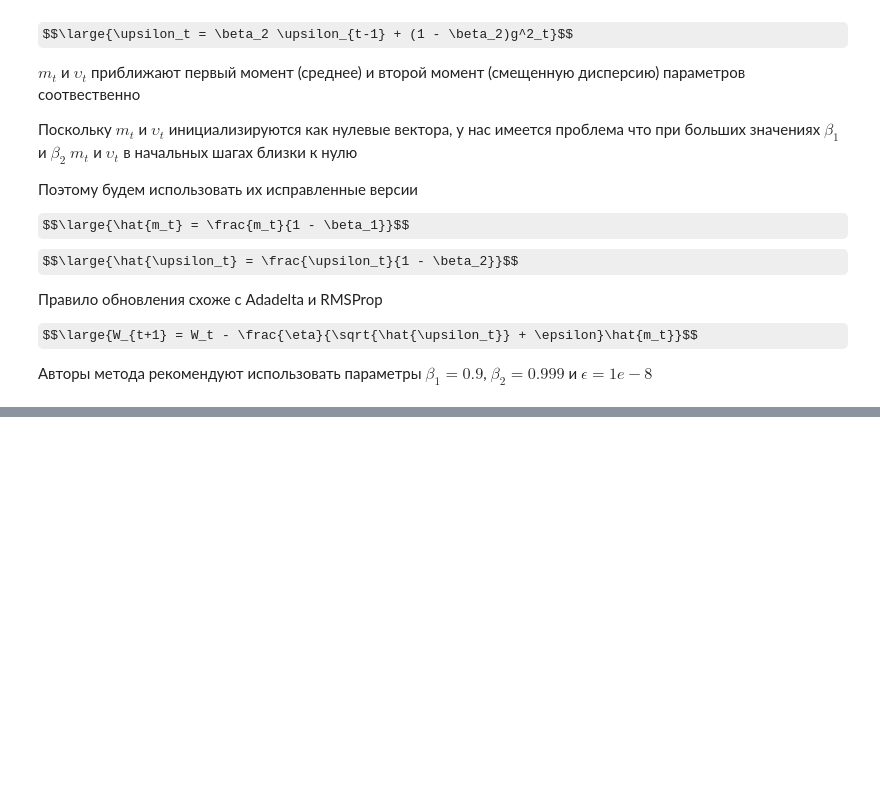
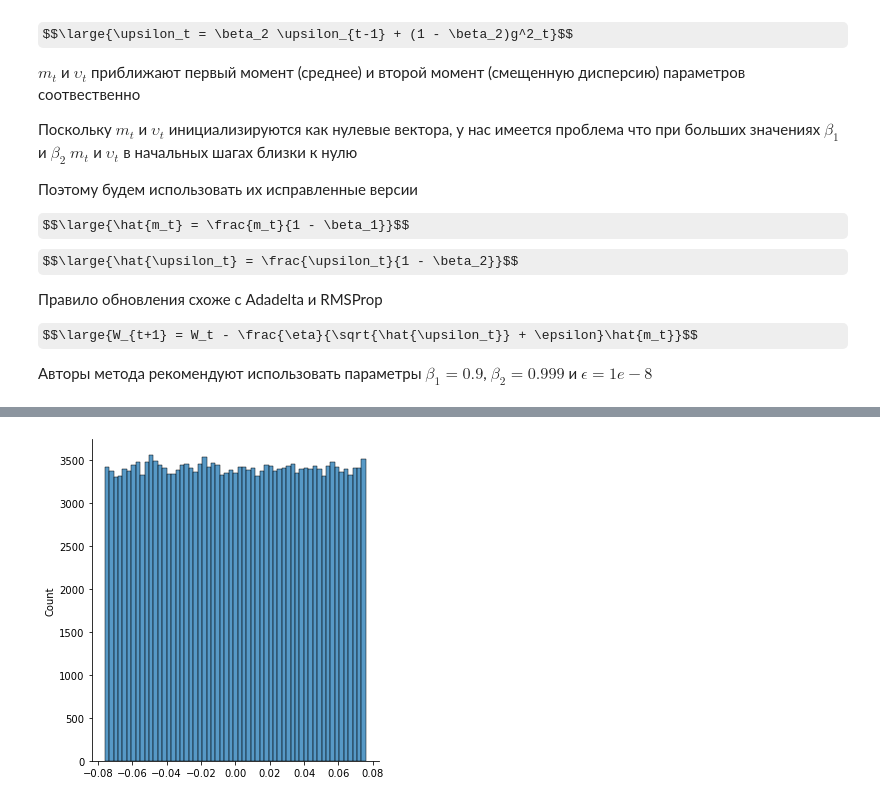
Before and after one commit to IMDxD/MLIsuct, a Jupyter notebook: spring2022/lecture3/network_training.ipynb, the cells around one changed output, grey strips where cells are left out. Cells and saved outputs as stored; diff of their text form; code cells hidden in the pictures; some formulas as TeX source; blank space fills up the shorter version.

```diff
--- a/spring2022/lecture3/network_training.ipynb
+++ b/spring2022/lecture3/network_training.ipynb
@@ -232,0 +293,6 @@ $$\large{W_{t+1} = W_t - \frac{\eta}{\sqrt{\hat{\upsilon_t}} + \epsilon}\hat{m_t
+# %%
+layer = LinearLayer(28 * 28, 256, init_xavier_input_output)
+
+sns.displot(layer.weights.flatten());
+# %% [output]
+[figure, added]
```
Also changed, not shown: parts of 6 cells of this notebook.
